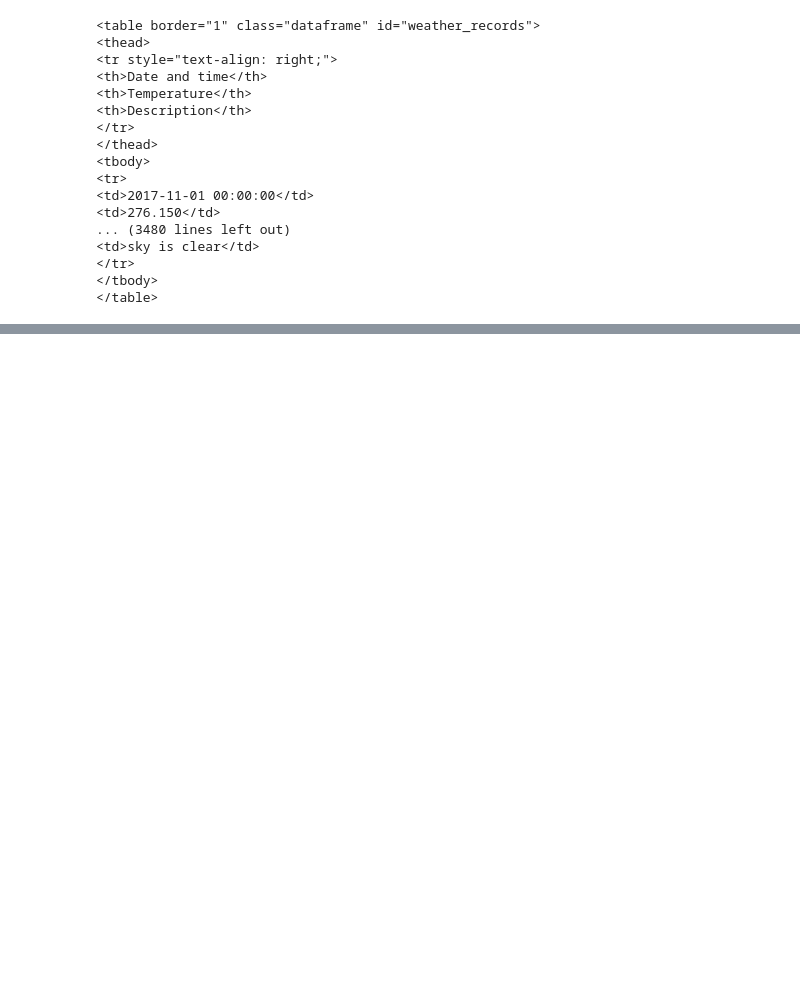
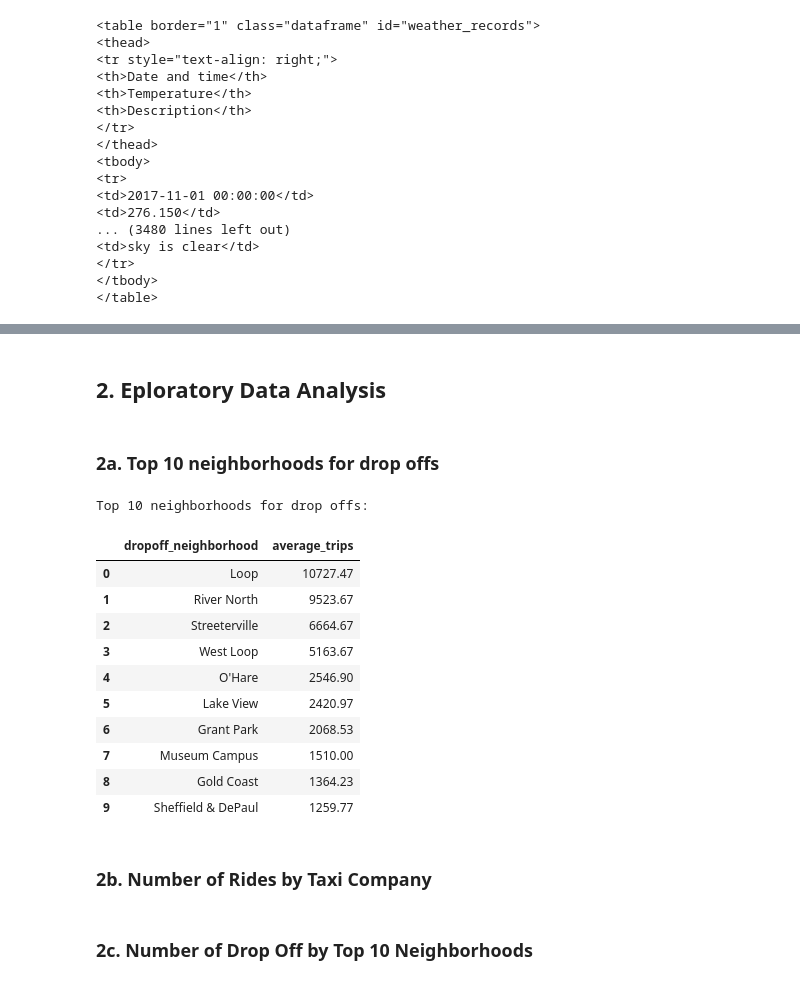
Before and after one commit to kellyshreeve/AB-testing-rides-analysis, a Jupyter notebook: Analysis.ipynb, the cells around one changed output, grey strips where cells are left out. Drawn from its saved outputs; the diff is of its cells as text; code cells hidden in the pictures; blank space fills up the shorter version.

```diff
--- a/Analysis.ipynb
+++ b/Analysis.ipynb
@@ -34,0 +160,25 @@ print(table)
+# %% [markdown]
+## 2. Eploratory Data Analysis
+# %% [markdown]
+### 2a. Top 10 neighborhoods for drop offs
+# %%
+# Sort neighborhoods by drop off and extract top 10
+neighborhood_sorted = neighborhood.sort_values(by=['average_trips'], ascending=False).reset_index(drop=True).rename(columns={'dropoff_location_name':'dropoff_neighborhood'}).round(2)
+neighborhood_top_10 = neighborhood_sorted[0:10]
+print('Top 10 neighborhoods for drop offs:')
+display(neighborhood_top_10)
+# %% [output]
+Top 10 neighborhoods for drop offs:
+|  | dropoff_neighborhood | average_trips |
+| 0 | Loop | 10727.47 |
+| 1 | River North | 9523.67 |
+| 2 | Streeterville | 6664.67 |
+| 3 | West Loop | 5163.67 |
+| 4 | O'Hare | 2546.90 |
+| 5 | Lake View | 2420.97 |
+| 6 | Grant Park | 2068.53 |
+| 7 | Museum Campus | 1510.00 |
+| 8 | Gold Coast | 1364.23 |
+| 9 | Sheffield & DePaul | 1259.77 |
+# %% [markdown]
+### 2b. Number of Rides by Taxi Company
@@ -34,0 +187,2 @@ print(table)
+# %% [markdown]
+### 2c. Number of Drop Off by Top 10 Neighborhoods
```
Also changed, not shown: parts of 17 cells of this notebook.
